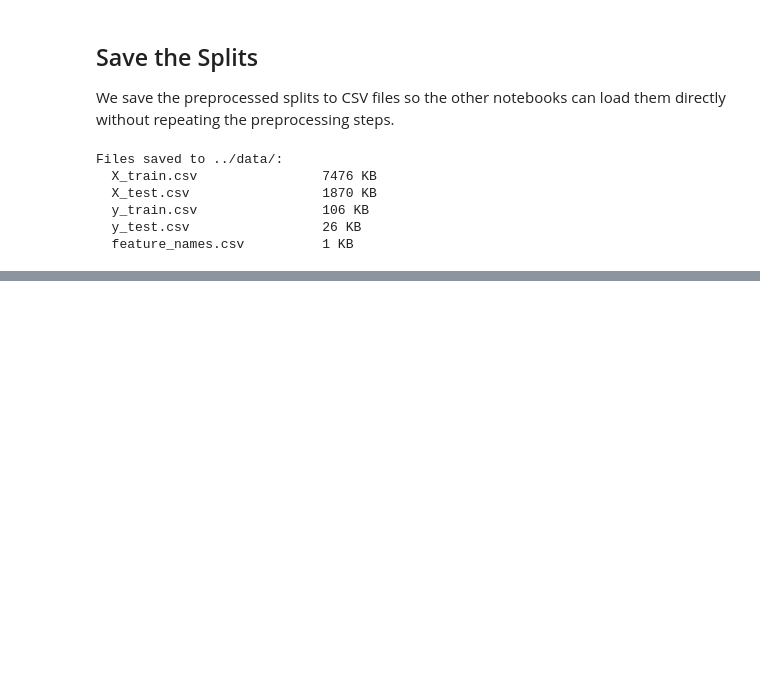
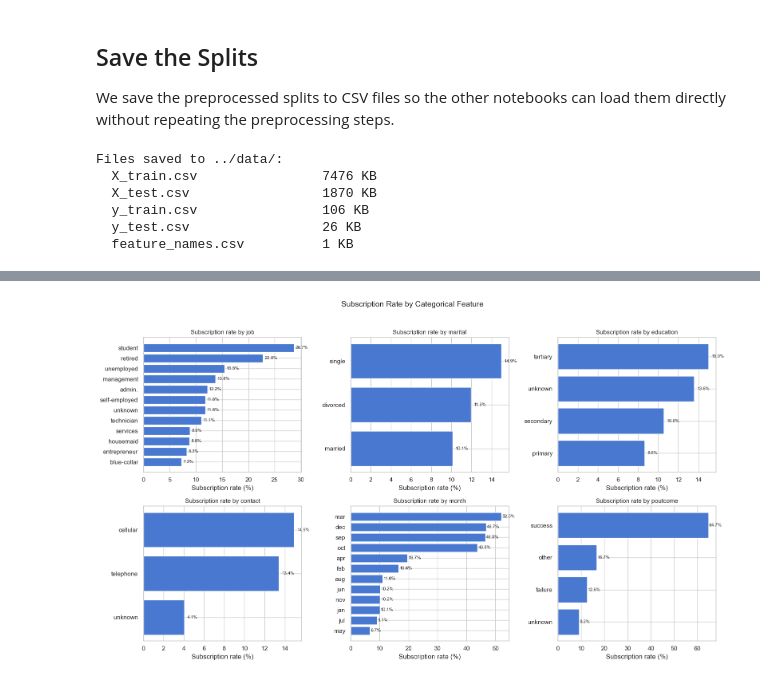
Before and after one commit to Aaron-Darcy/bank-marketing-ml-analysis, a Jupyter notebook: notebooks/01_preprocessing_eda.ipynb, the cells around one changed output, grey strips where cells are left out. Saved outputs shown, nothing was run; the diff lists cells and outputs as text; code cells hidden in the pictures; blank space fills up the shorter version.

```diff
--- a/notebooks/01_preprocessing_eda.ipynb
+++ b/notebooks/01_preprocessing_eda.ipynb
@@ -234,0 +427,34 @@ Files saved to ../data/:
+# %%
+cat_cols = ['job', 'marital', 'education', 'contact', 'month', 'poutcome']
+
+fig, axes = plt.subplots(2, 3, figsize=(16, 9))
+axes = axes.flatten()
+
+for ax, col in zip(axes, cat_cols):
+    # Compute subscription rate per category, sort descending so best category is at top
+    rates = (
+        raw.groupby(col)['subscribed']
+        .mean()
+        .sort_values(ascending=False)
+        .reset_index()
+    )
+    rates.columns = [col, 'rate']
+
+    bars = ax.barh(rates[col], rates['rate'] * 100,
+                   color='#4878CF', edgecolor='white')
+    ax.set_xlabel('Subscription rate (%)')
+    ax.set_title(f'Subscription rate by {col}', fontsize=11)
+    ax.invert_yaxis()   # highest rate at top of chart
+
+    # Annotate each bar with the exact percentage value
+    for bar, val in zip(bars, rates['rate']):
+        ax.text(val * 100 + 0.3,
+                bar.get_y() + bar.get_height() / 2,
+                f'{val*100:.1f}%', va='center', fontsize=8)
+
+fig.suptitle('Subscription Rate by Categorical Feature', fontsize=14, y=1.02)
+plt.tight_layout()
+plt.savefig('../figures/04_categorical_rates.png', dpi=150, bbox_inches='tight')
+plt.show()
+# %% [output]
+[figure, added]
```
Also changed, not shown: parts of 13 cells of this notebook.
